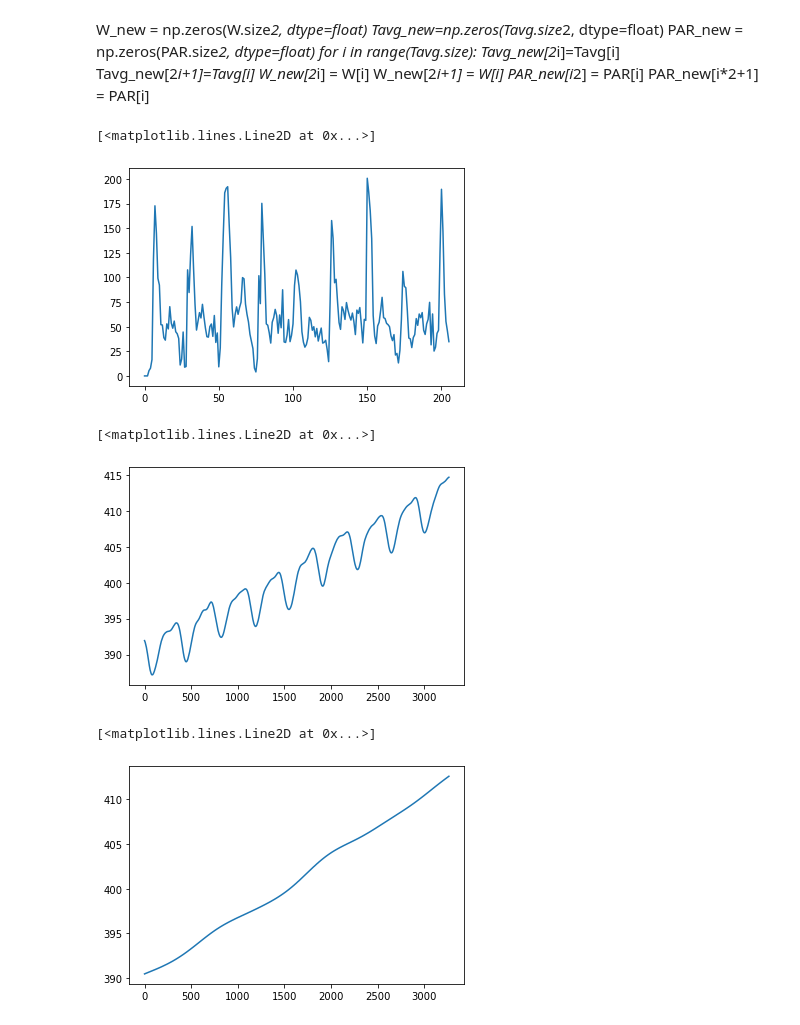
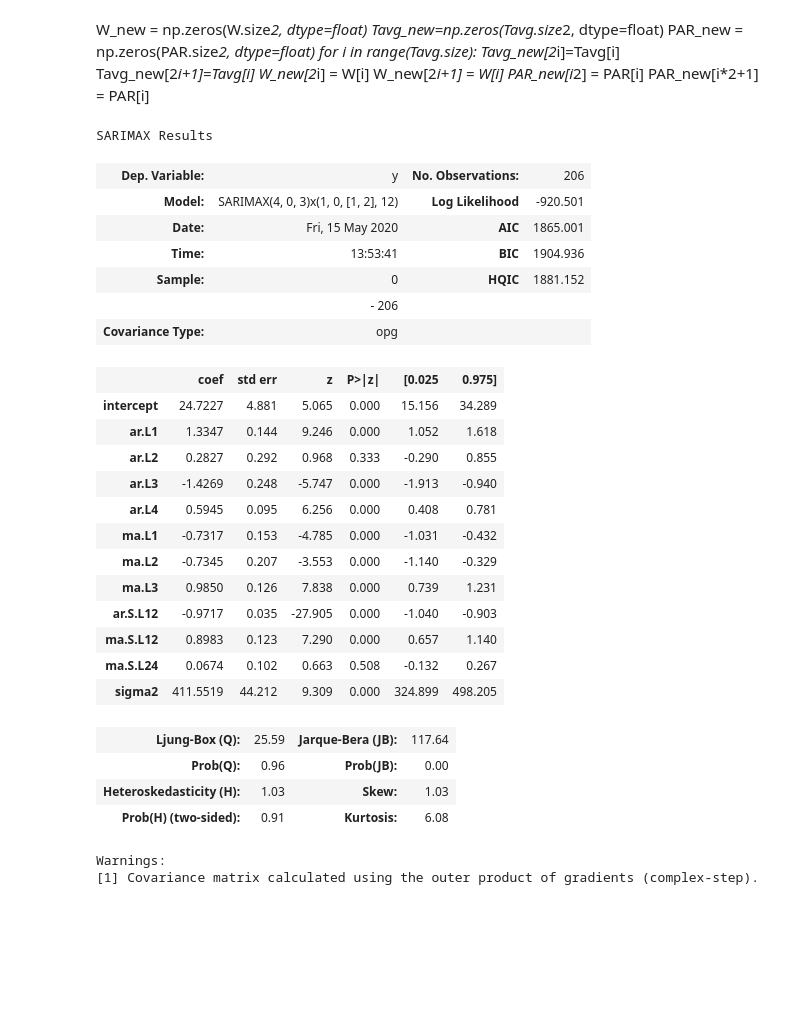
Before and after one commit to hitgo00/SC_209_Project, a Jupyter notebook: Model.ipynb, the cells around one changed output. Drawn from its saved outputs; the diff is of its cells as text; code cells hidden in the pictures; blank space fills up the shorter version.

```diff
--- a/Model.ipynb
+++ b/Model.ipynb
@@ -51,18 +58,3 @@ T2 = 1.185/((1+np.exp(0.2*(Topt-10-Tmon)))*(1+np.exp(0.3*(-Topt-10+Tmon))))
 LUE = 2.5*T1*T2*W_new
 NPP = NdviArray*PAR_new*LUE
 CO2_trend = co2.values[:, 4]
-# %%
-plt.plot(NPP)
-# %% [output]
-[<matplotlib.lines.Line2D at 0x...>]
-[figure, removed]
-# %%
-plt.plot(CO2)
-# %% [output]
-[<matplotlib.lines.Line2D at 0x...>]
-[figure, removed]
-# %%
-plt.plot(CO2_trend)
-# %% [output]
-[<matplotlib.lines.Line2D at 0x...>]
-[figure, removed]
@@ -68,0 +67,30 @@ plt.plot(CO2_trend)
+# %%
+auto_arima(NPP, seasonal=True, m=12,max_p=7, max_d=5,max_q=7, max_P=4, max_D=4,max_Q=4).summary()
+# %% [output]
+SARIMAX Results
+| Dep. Variable: | y | No. Observations: | 206 |
+| Model: | SARIMAX(4, 0, 3)x(1, 0, [1, 2], 12) | Log Likelihood | -920.501 |
+| Date: | Fri, 15 May 2020 | AIC | 1865.001 |
+| Time: | 13:53:41 | BIC | 1904.936 |
+| Sample: | 0 | HQIC | 1881.152 |
+|  | - 206 |  |  |
+| Covariance Type: | opg |  |  |
+|  | coef | std err | z | P>|z| | [0.025 | 0.975] |
+| intercept | 24.7227 | 4.881 | 5.065 | 0.000 | 15.156 | 34.289 |
+| ar.L1 | 1.3347 | 0.144 | 9.246 | 0.000 | 1.052 | 1.618 |
+| ar.L2 | 0.2827 | 0.292 | 0.968 | 0.333 | -0.290 | 0.855 |
+| ar.L3 | -1.4269 | 0.248 | -5.747 | 0.000 | -1.913 | -0.940 |
+| ar.L4 | 0.5945 | 0.095 | 6.256 | 0.000 | 0.408 | 0.781 |
+| ma.L1 | -0.7317 | 0.153 | -4.785 | 0.000 | -1.031 | -0.432 |
+| ma.L2 | -0.7345 | 0.207 | -3.553 | 0.000 | -1.140 | -0.329 |
+| ma.L3 | 0.9850 | 0.126 | 7.838 | 0.000 | 0.739 | 1.231 |
+| ar.S.L12 | -0.9717 | 0.035 | -27.905 | 0.000 | -1.040 | -0.903 |
+| ma.S.L12 | 0.8983 | 0.123 | 7.290 | 0.000 | 0.657 | 1.140 |
+| ma.S.L24 | 0.0674 | 0.102 | 0.663 | 0.508 | -0.132 | 0.267 |
+| sigma2 | 411.5519 | 44.212 | 9.309 | 0.000 | 324.899 | 498.205 |
+| Ljung-Box (Q): | 25.59 | Jarque-Bera (JB): | 117.64 |
+| Prob(Q): | 0.96 | Prob(JB): | 0.00 |
+| Heteroskedasticity (H): | 1.03 | Skew: | 1.03 |
+| Prob(H) (two-sided): | 0.91 | Kurtosis: | 6.08 |
+Warnings:
+[1] Covariance matrix calculated using the outer product of gradients (complex-step).
```
Also changed, not shown: parts of 7 cells of this notebook.
